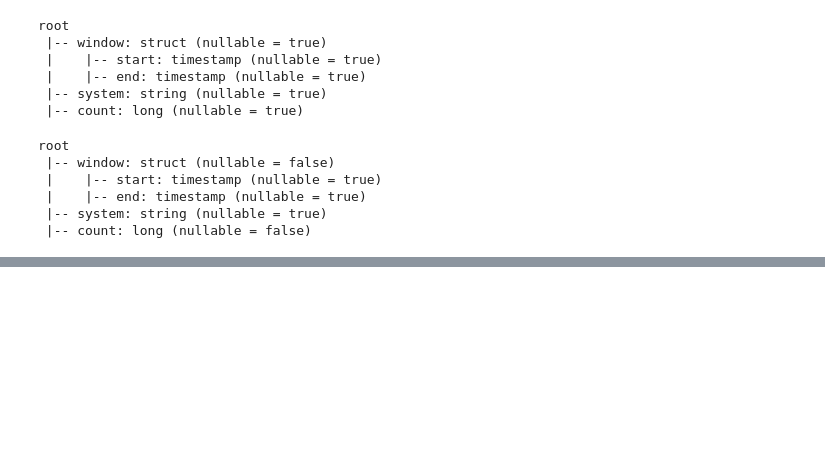
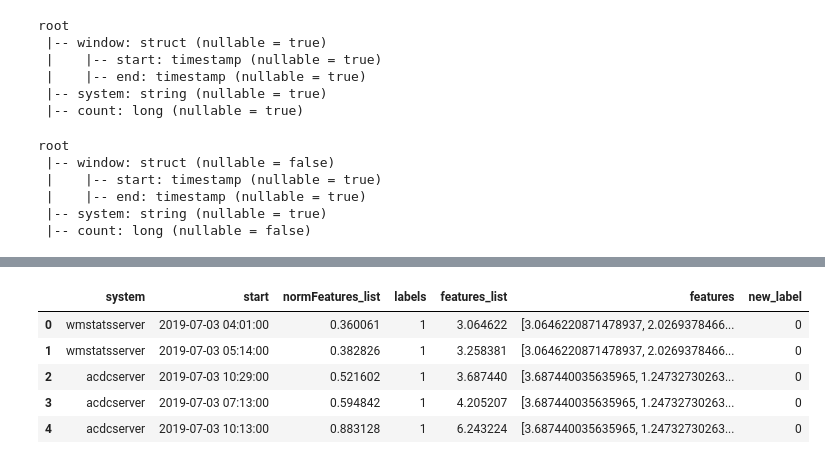
Before and after one commit to operationalintelligence/EmailAlertingSystem, a Jupyter notebook: StreamingNotebook/TriggerAlert.ipynb, the cells around one changed output, grey strips where cells are left out. Saved outputs shown, nothing was run; the diff lists cells and outputs as text; code cells hidden in the pictures; blank space fills up the shorter version.

```diff
--- a/StreamingNotebook/TriggerAlert.ipynb
+++ b/StreamingNotebook/TriggerAlert.ipynb
@@ -151,0 +246,9 @@ only showing top 20 rows
+# %%
+new_alert.filter('new_label==0 and labels==1').toPandas().head(5)
+# %% [output]
+|  | system | start | normFeatures_list | labels | features_list | features | new_label |
+| 0 | wmstatsserver | 2019-07-03 04:01:00 | 0.360061 | 1 | 3.064622 | [3.0646220871478937, 2.0269378466... | 0 |
+| 1 | wmstatsserver | 2019-07-03 05:14:00 | 0.382826 | 1 | 3.258381 | [3.0646220871478937, 2.0269378466... | 0 |
+| 2 | acdcserver | 2019-07-03 10:29:00 | 0.521602 | 1 | 3.687440 | [3.687440035635965, 1.24732730263... | 0 |
+| 3 | acdcserver | 2019-07-03 07:13:00 | 0.594842 | 1 | 4.205207 | [3.687440035635965, 1.24732730263... | 0 |
+| 4 | acdcserver | 2019-07-03 10:13:00 | 0.883128 | 1 | 6.243224 | [3.687440035635965, 1.24732730263... | 0 |
```
Also changed, not shown: parts of 40 cells of this notebook.
